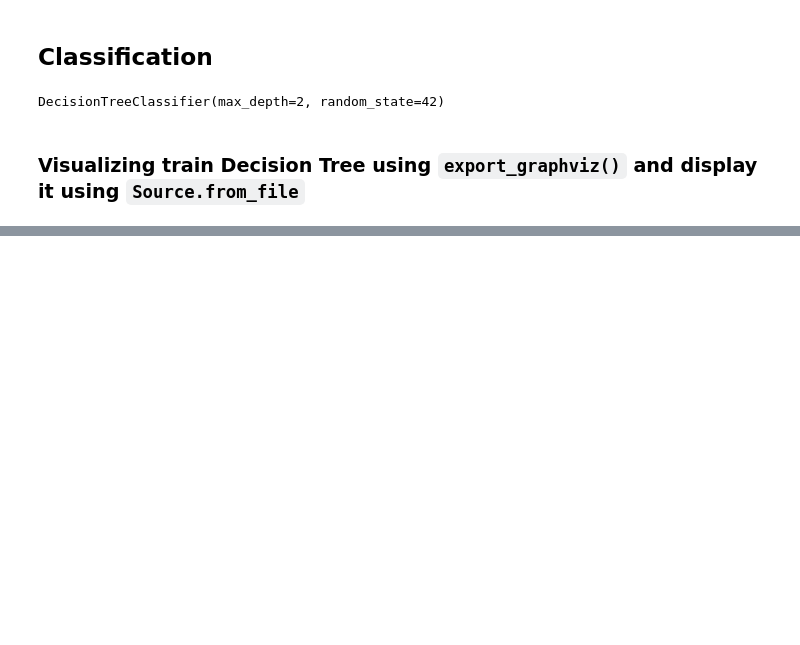
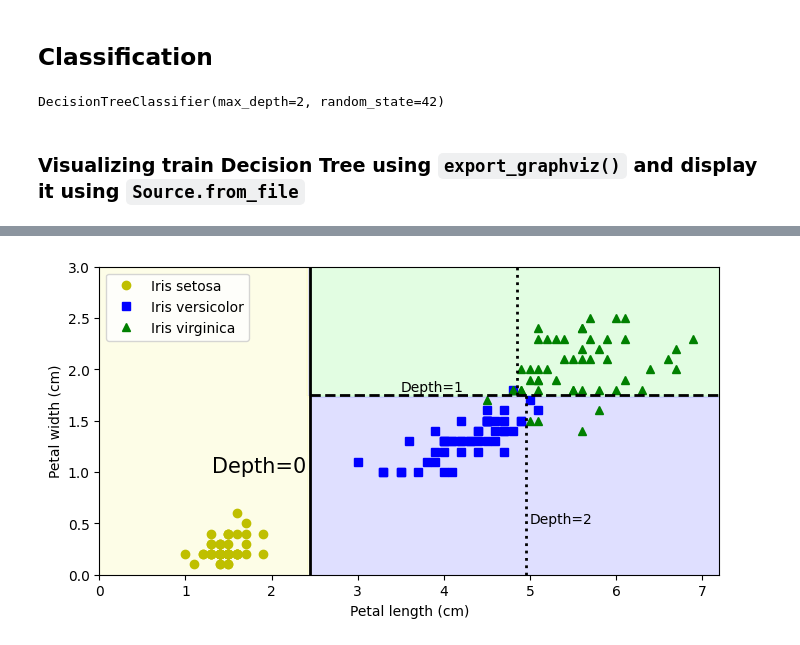
Before and after one commit to sunodmongia/DecisionTree, a Jupyter notebook: DecisionTree.ipynb, the cells around one changed output, grey strips where cells are left out. Drawn from its saved outputs; the diff is of its cells as text; code cells hidden in the pictures; blank space fills up the shorter version.

Commit message:
Decision Tree & Boundary plot

```diff
--- a/DecisionTree.ipynb
+++ b/DecisionTree.ipynb
@@ -32,3 +32,36 @@ export_graphviz(
 Source.from_file("iris_tree.dot")
 # %% [output]
 [drawing not drawn]
+# %%
+import numpy as np
+import matplotlib.pyplot as plt
+from matplotlib.colors import ListedColormap
+
+custom_cmap = ListedColormap(["#fafab0", "#9898ff", "#a0faa0"])
+plt.figure(figsize=(8, 4))
+
+lengths, widths = np.meshgrid(np.linspace(0, 7.2, 100), np.linspace(0, 3, 100))
+X_iris_all = np.c_[lengths.ravel(), widths.ravel()]
+y_pred = tree_clf.predict(X_iris_all).reshape(lengths.shape)
+plt.contourf(lengths, widths, y_pred, alpha=0.3, cmap=custom_cmap)
+
+for idx, (name, style) in enumerate(zip(iris.target_names, ("yo", "bs", "g^"))):
+    plt.plot(X[:, 0][y == idx], X[:, 1][y == idx], style, label=f"Iris {name}")
+
+tree_clf_deeper = DecisionTreeClassifier(max_depth=3, random_state=42)
+tree_clf_deeper.fit(X, y)
+th0, th1, th2a, th2b = tree_clf_deeper.tree_.threshold[[0, 2, 3, 6]]
+plt.xlabel("Petal length (cm)")
+plt.ylabel("Petal width (cm)")
+plt.plot([th0, th0], [0, 3], "k-", linewidth=2)
+plt.plot([th0, 7.2], [th1, th1], "k--", linewidth=2)
+plt.plot([th2a, th2a], [0, th1], "k:", linewidth=2)
+plt.plot([th2b, th2b], [th1, 3], "k:", linewidth=2)
+plt.text(th0 - 0.05, 1.0, "Depth=0", horizontalalignment="right", fontsize=15)
+plt.text(3.5, th1 + 0.01, "Depth=1", verticalalignment="bottom")
+plt.text(th2a + 0.05, 0.5, "Depth=2")
+plt.legend()
+
+plt.show()
+# %% [output]
+[figure, added]
```
